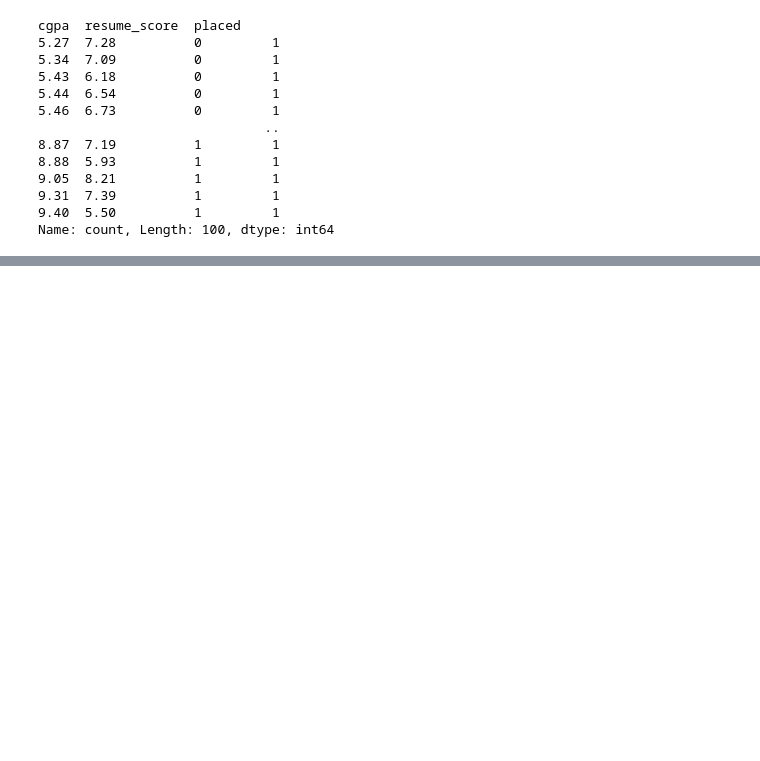
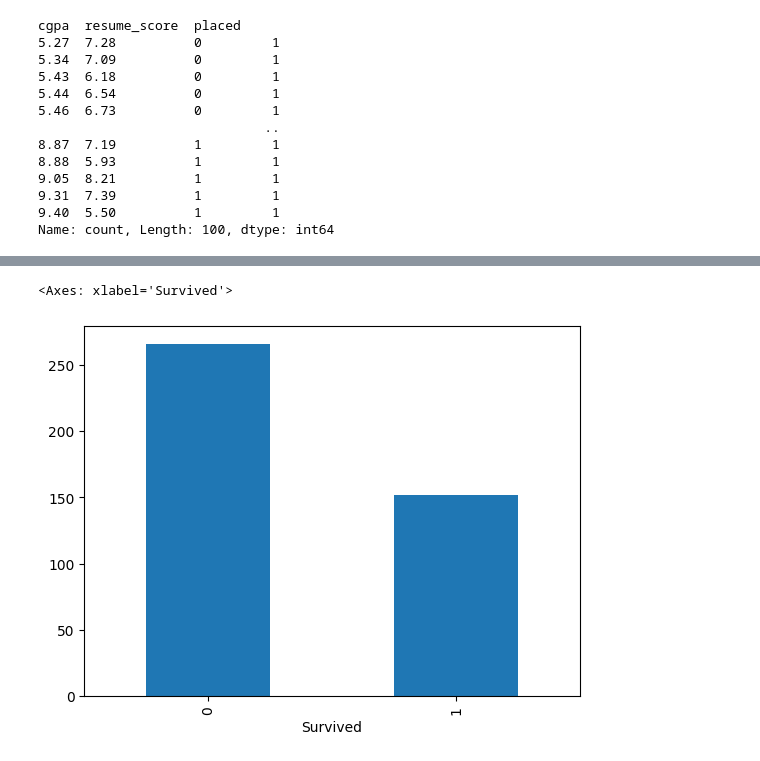
Before and after one commit to ashutosh414/Python-from-beginning, a Jupyter notebook: Day028_Pandas.ipynb, the cells around one changed output, grey strips where cells are left out. Drawn from its saved outputs; the diff is of its cells as text; code cells hidden in the pictures; blank space fills up the shorter version.

```diff
--- a/Day028_Pandas.ipynb
+++ b/Day028_Pandas.ipynb
@@ -831,0 +874,5 @@ Name: count, Length: 100, dtype: int64
+# %%
+titanic['Survived'].value_counts().plot(kind='bar')
+# %% [output]
+<Axes: xlabel='Survived'>
+[figure, added]
```
Also changed, not shown: parts of 26 cells of this notebook.
